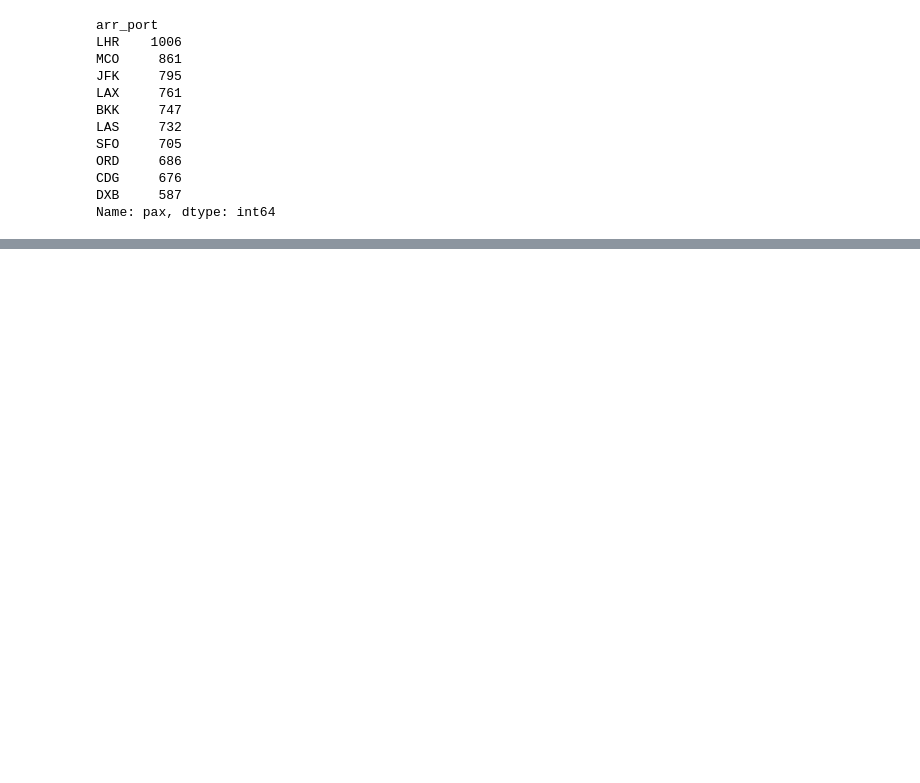
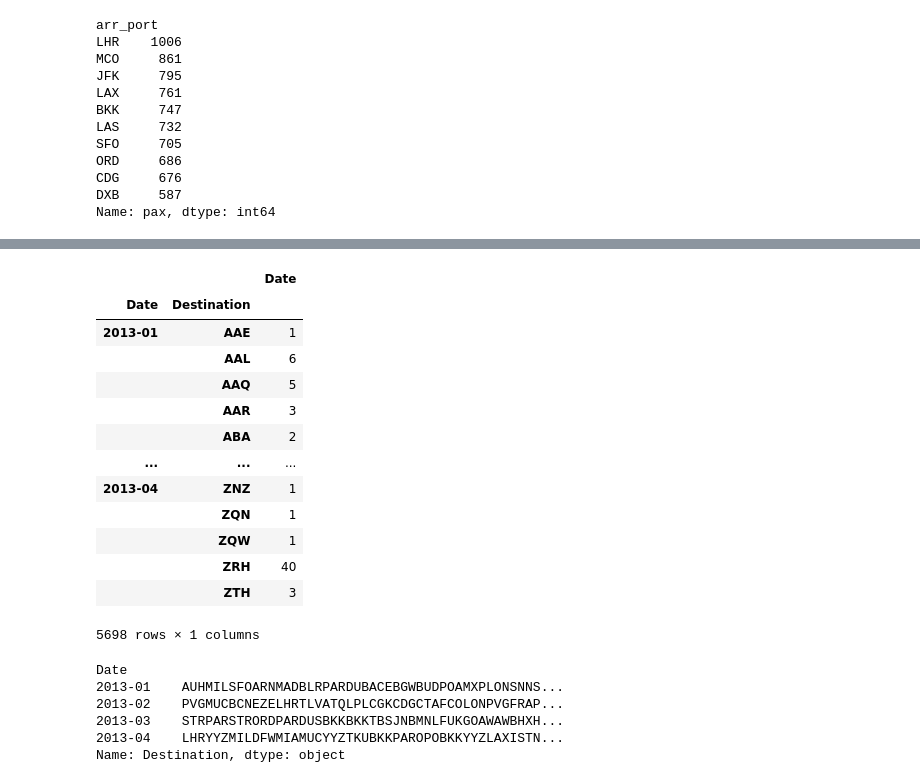
Before and after one commit to rodrigerar/ds_challenge_Gerardo_Rodriguez, a Jupyter notebook: notebook_gerardo_rodriguez.ipynb, the cells around one changed output, grey strips where cells are left out. Saved outputs shown, nothing was run; the diff lists cells and outputs as text; code cells hidden in the pictures; blank space fills up the shorter version.

```diff
--- a/notebook_gerardo_rodriguez.ipynb
+++ b/notebook_gerardo_rodriguez.ipynb
@@ -357,0 +272,2 @@ KeyError: 'date'
+# %%
+df_s = pd.read_csv (file_search, nrows=100000, delimiter='^', usecols = ['Date', 'Destination'])
@@ -357,0 +320,2 @@ KeyError: 'date'
+# %%
+df_s['Date'] = pd.to_datetime(df_s['Date'], format='%Y-%m-%d')
@@ -357,0 +343,26 @@ KeyError: 'date'
+# %%
+df_s.groupby([df_s['Date'].dt.strftime('%Y-%m'), 'Destination']).count()
+# %% [output]
+|  |  | Date |
+| Date | Destination |  |
+| 2013-01 | AAE | 1 |
+|  | AAL | 6 |
+|  | AAQ | 5 |
+|  | AAR | 3 |
+|  | ABA | 2 |
+| ... | ... | ... |
+| 2013-04 | ZNZ | 1 |
+|  | ZQN | 1 |
+|  | ZQW | 1 |
+|  | ZRH | 40 |
+|  | ZTH | 3 |
+5698 rows × 1 columns
+# %%
+df_s.groupby(df_s['Date'].dt.strftime('%Y-%m'))['Destination'].sum()
+# %% [output]
+Date
+2013-01    AUHMILSFOARNMADBLRPARDUBACEBGWBUDPOAMXPLONSNNS...
+2013-02    PVGMUCBCNEZELHRTLVATQLPLCGKCDGCTAFCOLONPVGFRAP...
+2013-03    STRPARSTRORDPARDUSBKKBKKTBSJNBMNLFUKGOAWAWBHXH...
+2013-04    LHRYYZMILDFWMIAMUCYYZTKUBKKPAROPOBKKYYZLAXISTN...
+Name: Destination, dtype: object
```
Also changed, not shown: parts of 32 cells of this notebook, 1 other file.
